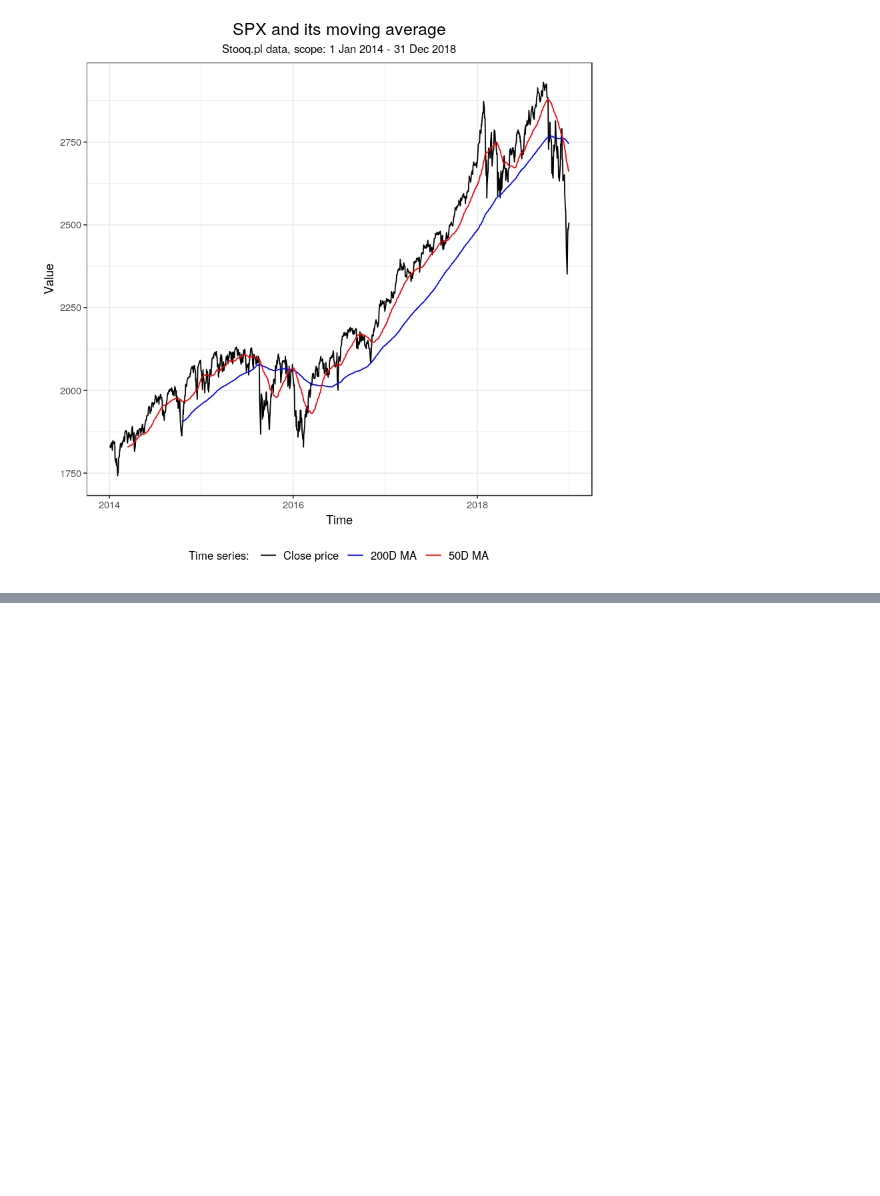
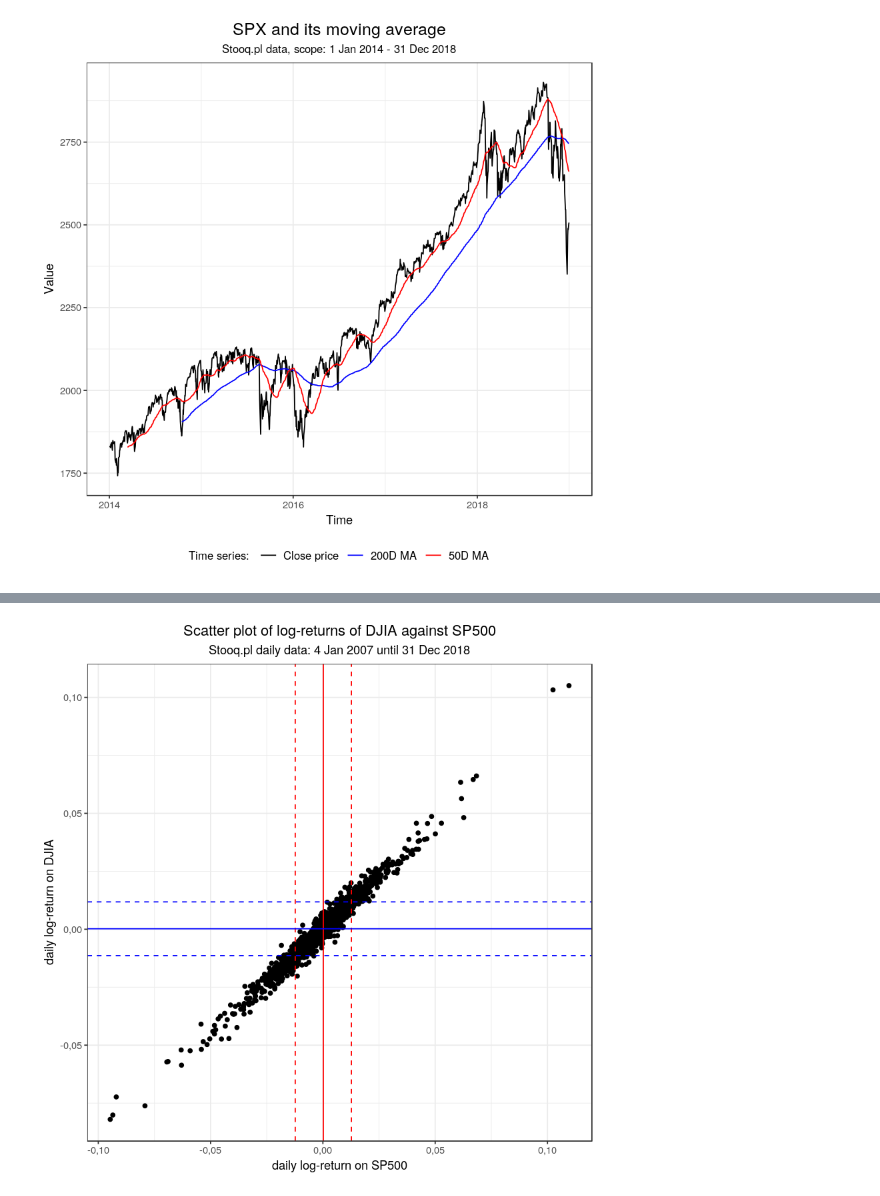
Before and after one commit to wegar-2/GlobalView, a Jupyter notebook: US_stock_indices.ipynb, the cells around one changed output, grey strips where cells are left out. Drawn from its saved outputs; the diff is of its cells as text; code cells hidden in the pictures; blank space fills up the shorter version.

```diff
--- a/US_stock_indices.ipynb
+++ b/US_stock_indices.ipynb
@@ -147,0 +146,47 @@ plotSpxDjia
+# %%
+# comparison of log-returns
+dtSpxLogRet <- dtSpx[, list(date, close_SPX = close_price), ]
+dtSpxLogRet[, close_SPX_Dminus1 := lag(dtSpxLogRet[, close_SPX], 1)]
+dtSpxLogRet[, close_SPX_logRet := log(close_SPX/close_SPX_Dminus1)]
+dtSpxLogRet <- dtSpxLogRet[, list(date, close_SPX_logRet)]
+
+dtDjiaLogRet <- dtDjia[, list(date, close_DJIA = close_price)]
+dtDjiaLogRet[, close_DJIA_Dminuns1 := lag(dtDjiaLogRet[, close_DJIA], 1)]
+dtDjiaLogRet[, close_DJIA_logRet := log(close_DJIA/close_DJIA_Dminuns1)]
+dtDjiaLogRet <- dtDjiaLogRet[, list(date, close_DJIA_logRet)]
+
+dtLogRets <- dplyr::full_join(x = dtSpxLogRet, y = dtDjiaLogRet,
+                              by = c("date" = "date")) %>%
+  data.table::as.data.table()
+dtLogRets <- dtLogRets[!is.na(close_SPX_logRet) & !is.na(close_DJIA_logRet), ]
+
+avg_SPX_logret = mean(dtLogRets[, close_SPX_logRet])
+std_SPX_logret = sd(dtLogRets[, close_SPX_logRet])
+avg_DJIA_logret = mean(dtLogRets[, close_DJIA_logRet])
+std_DJIA_logret = sd(dtLogRets[, close_DJIA_logRet])
+
+scatter_plot_SP_DJIA <- ggplot2::ggplot(data = dtLogRets) +
+  ggplot2::aes(x = close_SPX_logRet, y = close_DJIA_logRet) +
+  ggplot2::geom_point(color = "black") +
+  ggplot2::theme_bw() +
+  ggplot2::ggtitle(label = "Scatter plot of log-returns of DJIA against SP500",
+                   subtitle = "Stooq.pl daily data: 4 Jan 2007 until 31 Dec 2018") +
+  ggplot2::theme(plot.title = ggplot2::element_text(hjust = 0.5),
+                 plot.subtitle = ggplot2::element_text(hjust = 0.5)) +
+  ggplot2::xlab(label = "daily log-return on SP500") +
+  ggplot2::ylab(label = "daily log-return on DJIA") +
+  ggplot2::geom_vline(xintercept = avg_SPX_logret,
+                      linetype = "solid", color = "red") +
+  ggplot2::geom_vline(xintercept = avg_SPX_logret - std_SPX_logret,
+                      linetype = "dashed", color = "red") +
+  ggplot2::geom_vline(xintercept = avg_SPX_logret + std_SPX_logret,
+                      linetype = "dashed", color = "red") +
+  ggplot2::geom_hline(yintercept = avg_DJIA_logret,
+                      linetype = "solid", color = "blue") +
+  ggplot2::geom_hline(yintercept = avg_DJIA_logret - std_DJIA_logret,
+                      linetype = "dashed", color = "blue") +
+  ggplot2::geom_hline(yintercept = avg_DJIA_logret + std_DJIA_logret,
+                      linetype = "dashed", color = "blue")
+scatter_plot_SP_DJIA
+# %% [output]
+[figure, added]
```
Also changed, not shown: parts of 1 cell of this notebook.
